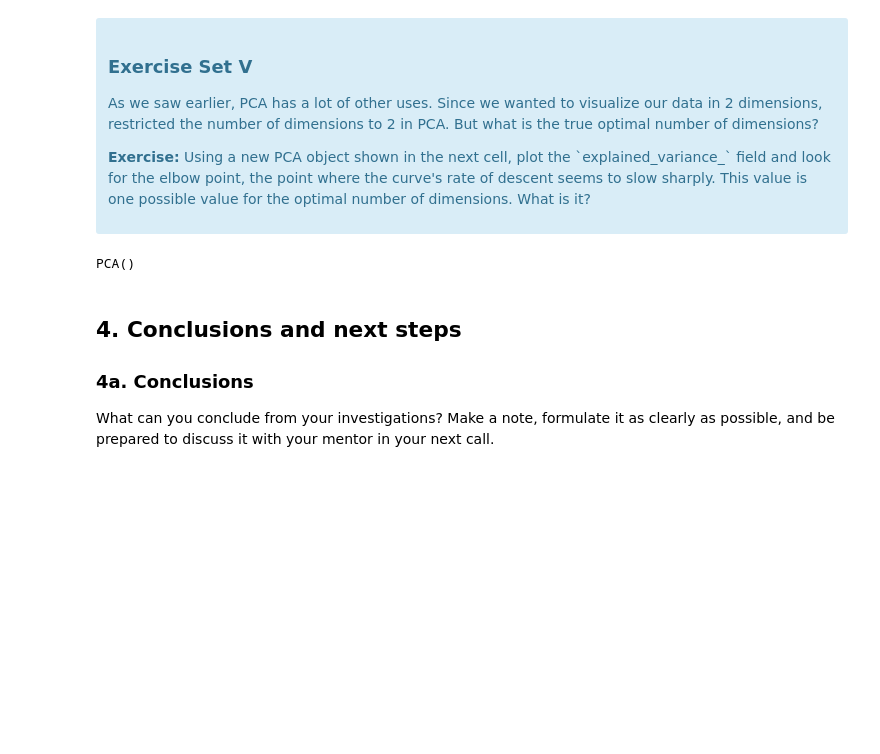
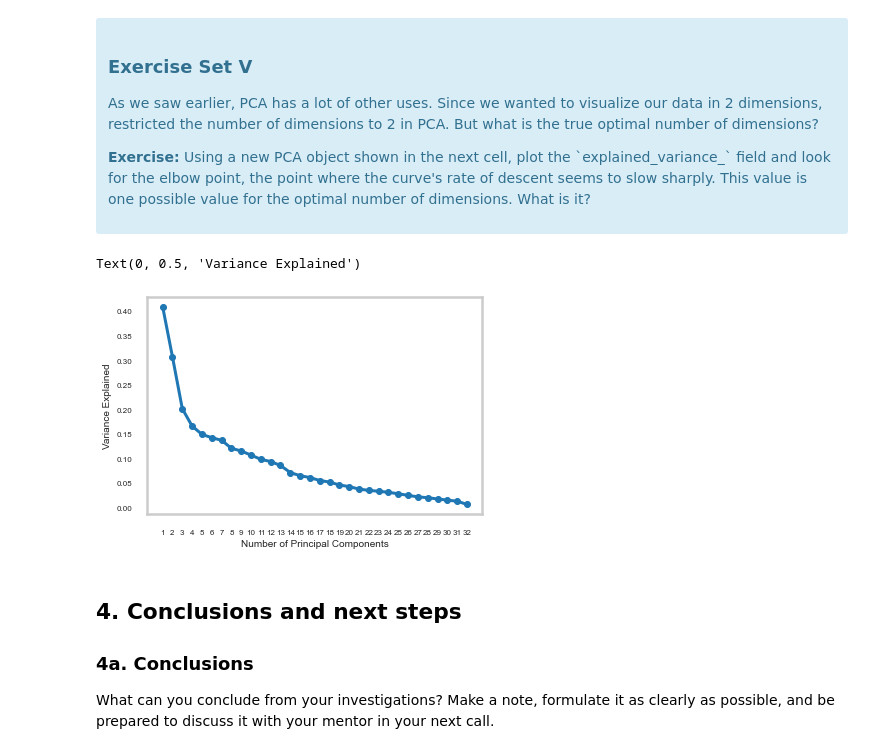
Before and after one commit to mhahm/Unsupervised_Learning, a Jupyter notebook: K-Means clustering/Clustering Case Study - Customer Segmentation with K-Means - Tier 3.ipynb, the cells around one changed output. Cells and saved outputs as stored; diff of their text form; code cells hidden in the pictures; blank space fills up the shorter version.

```diff
--- a/K-Means clustering/Clustering Case Study - Customer Segmentation with K-Means - Tier 3.ipynb
+++ b/K-Means clustering/Clustering Case Study - Customer Segmentation with K-Means - Tier 3.ipynb
@@ -432,13 +457,21 @@ What we've done is we've taken those columns of 0/1 indicator variables, and we'
 # %%
 #your turn
 # Initialize a new PCA model with a default number of components.
 import sklearn.decomposition
 pca = sklearn.decomposition.PCA()
 pca.fit(X)
 
 # Do the rest on your own :)
+variance = pca.explained_variance_
+
+plt.plot(range(1, len(variance)+1), variance, marker='.')
+plt.xticks(range(1, len(variance)+1))
+plt.grid(None)
+plt.xlabel("Number of Principal Components")
+plt.ylabel("Variance Explained")
 # %% [output]
-PCA()
+Text(0, 0.5, 'Variance Explained')
+[figure, added]
 # %% [markdown]
 ## 4. Conclusions and next steps
 ### 4a. Conclusions
```
Also changed, not shown: parts of 16 cells of this notebook.
